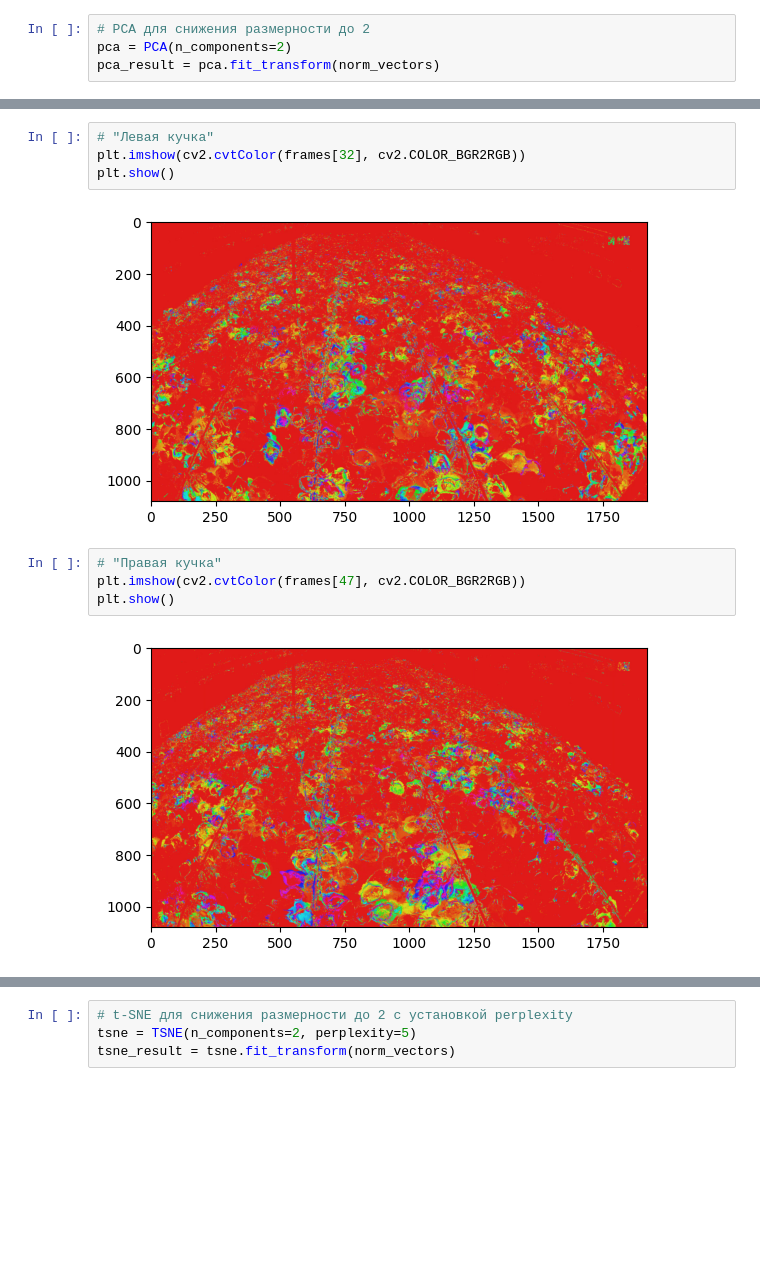
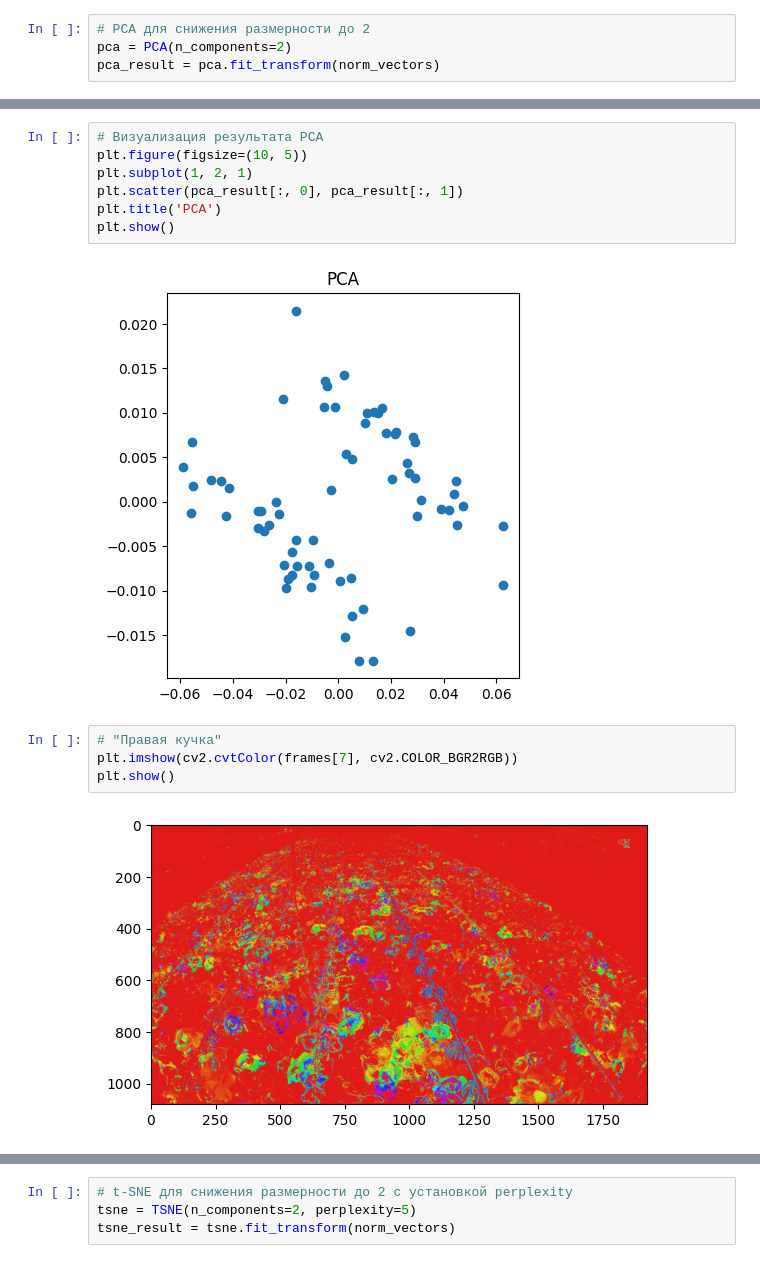
Before and after one commit to Syrenny/chicken_entropy, a Jupyter notebook: test.ipynb, the cells around one changed output, grey strips where cells are left out. Cells and saved outputs as stored; diff of their text form; blank space fills up the shorter version.

Commit message:
Adding PCA graph

```diff
--- a/test.ipynb
+++ b/test.ipynb
@@ -328,12 +322,15 @@ plt.show()
-# %%
-# "Левая кучка"
-plt.imshow(cv2.cvtColor(frames[32], cv2.COLOR_BGR2RGB))
-plt.show()
-# %% [output]
-[figure, removed]
-# %%
-# "Правая кучка"
-plt.imshow(cv2.cvtColor(frames[47], cv2.COLOR_BGR2RGB))
-plt.show()
-# %% [output]
-[figure, removed]
+# %%
+# Визуализация результата PCA
+plt.figure(figsize=(10, 5))
+plt.subplot(1, 2, 1)
+plt.scatter(pca_result[:, 0], pca_result[:, 1])
+plt.title('PCA')
+plt.show()
+# %% [output]
+[figure, added]
+# %%
+# "Правая кучка"
+plt.imshow(cv2.cvtColor(frames[7], cv2.COLOR_BGR2RGB))
+plt.show()
+# %% [output]
+[figure, added]
```
Also changed, not shown: parts of 4 cells of this notebook.
